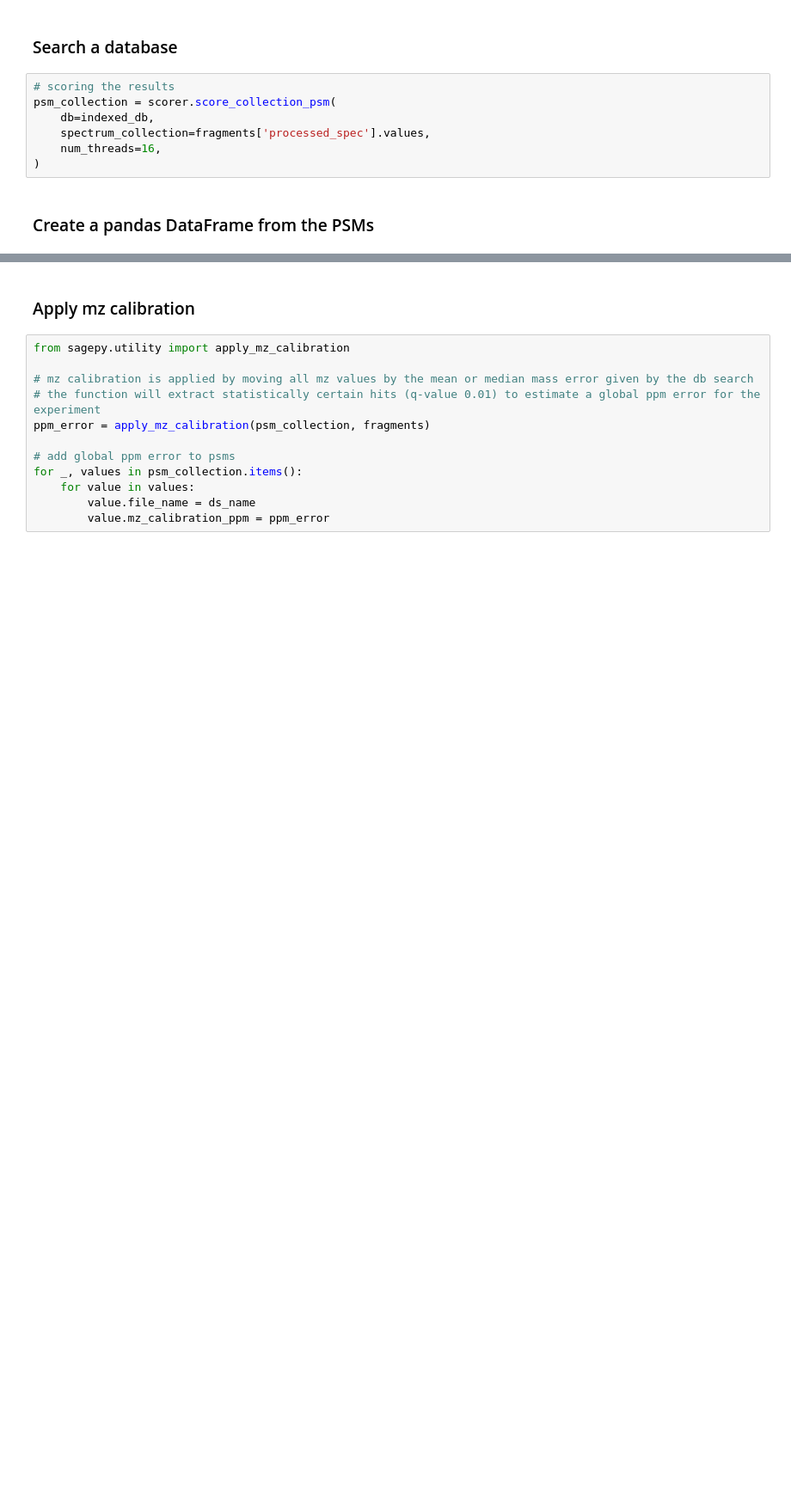
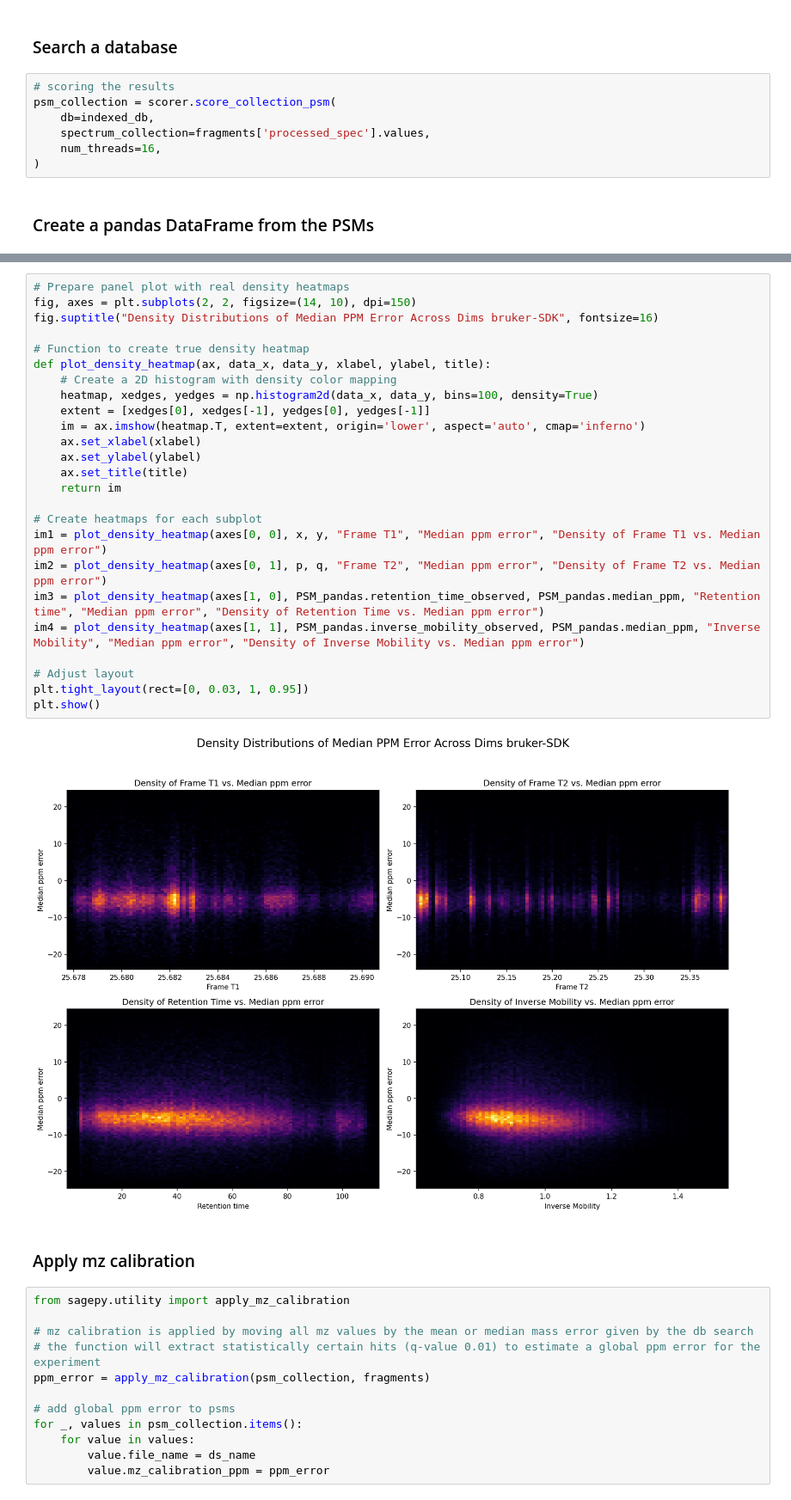
Before and after one commit to theGreatHerrLebert/rustims, a Jupyter notebook: imspy/examples/imspy_dda.ipynb, the cells around one changed output, grey strips where cells are left out. Shown: that part at 86% size. Drawn from its saved outputs; the diff is of its cells as text; blank space fills up the shorter version.

```diff
--- a/imspy/examples/imspy_dda.ipynb
+++ b/imspy/examples/imspy_dda.ipynb
@@ -232,3 +232,30 @@ PSM_pandas
+# %%
+# Prepare panel plot with real density heatmaps
+fig, axes = plt.subplots(2, 2, figsize=(14, 10), dpi=150)
+fig.suptitle("Density Distributions of Median PPM Error Across Dims bruker-SDK", fontsize=16)
+
+# Function to create true density heatmap
+def plot_density_heatmap(ax, data_x, data_y, xlabel, ylabel, title):
+    # Create a 2D histogram with density color mapping
+    heatmap, xedges, yedges = np.histogram2d(data_x, data_y, bins=100, density=True)
+    extent = [xedges[0], xedges[-1], yedges[0], yedges[-1]]
+    im = ax.imshow(heatmap.T, extent=extent, origin='lower', aspect='auto', cmap='inferno')
+    ax.set_xlabel(xlabel)
+    ax.set_ylabel(ylabel)
+    ax.set_title(title)
+    return im
+
+# Create heatmaps for each subplot
+im1 = plot_density_heatmap(axes[0, 0], x, y, "Frame T1", "Median ppm error", "Density of Frame T1 vs. Median ppm error")
+im2 = plot_density_heatmap(axes[0, 1], p, q, "Frame T2", "Median ppm error", "Density of Frame T2 vs. Median ppm error")
+im3 = plot_density_heatmap(axes[1, 0], PSM_pandas.retention_time_observed, PSM_pandas.median_ppm, "Retention time", "Median ppm error", "Density of Retention Time vs. Median ppm error")
+im4 = plot_density_heatmap(axes[1, 1], PSM_pandas.inverse_mobility_observed, PSM_pandas.median_ppm, "Inverse Mobility", "Median ppm error", "Density of Inverse Mobility vs. Median ppm error")
+
+# Adjust layout
+plt.tight_layout(rect=[0, 0.03, 1, 0.95])
+plt.show()
+# %% [output]
+[figure, added]
 # %% [markdown]
 ### Apply mz calibration
 # %%
```
Also changed, not shown: parts of 13 cells of this notebook, 1 other file.
